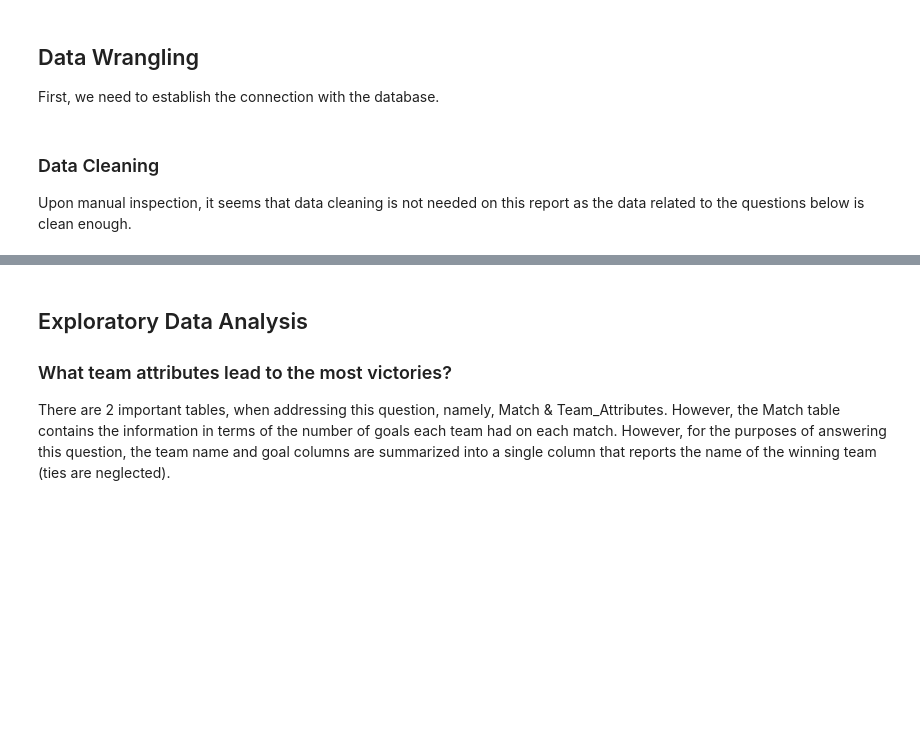
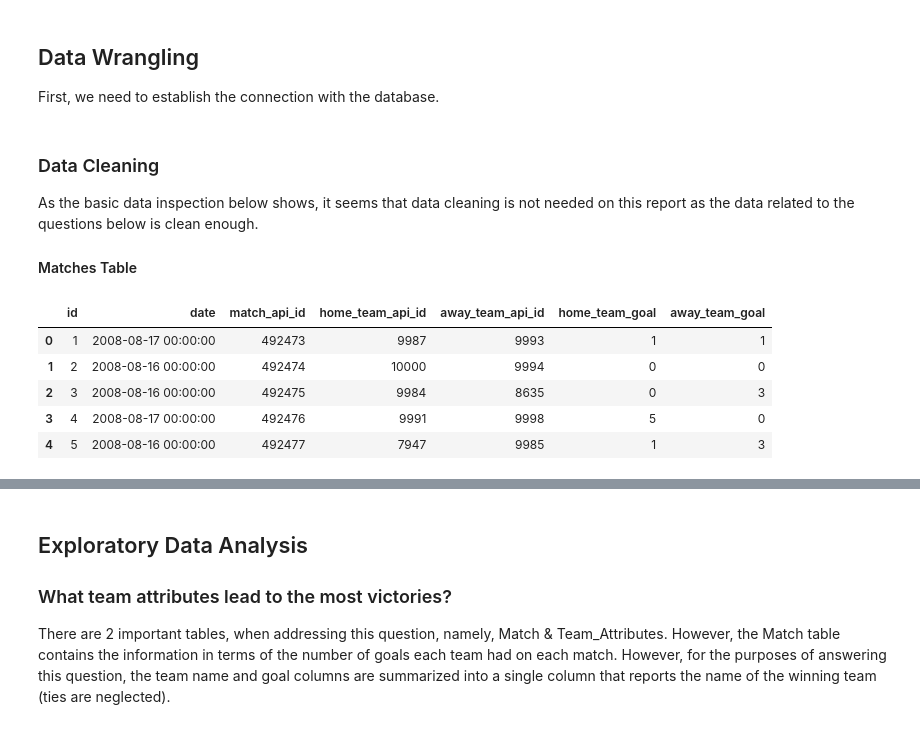
Before and after one commit to msarraj-edu/Investigating-Kaggle-Soccer-Dataset, a Jupyter notebook: Investigating-Kaggle_Soccer-Dataset.ipynb, the cells around one changed output, grey strips where cells are left out. Drawn from its saved outputs; the diff is of its cells as text; code cells hidden in the pictures; blank space fills up the shorter version.

```diff
--- a/Investigating-Kaggle_Soccer-Dataset.ipynb
+++ b/Investigating-Kaggle_Soccer-Dataset.ipynb
@@ -25,4 +25,5 @@ conn = sqlite3.connect("database.sqlite")
 c = conn.cursor()
 # %% [markdown]
 ### Data Cleaning
-Upon manual inspection, it seems that data cleaning is not needed on this report as the data related to the questions below is clean enough.
+As the basic data inspection below shows, it seems that data cleaning is not needed on this report as the data related to the questions below is clean enough.
+#### Matches Table
@@ -28,0 +34,9 @@ Upon manual inspection, it seems that data cleaning is not needed on this report
+# %%
+raw_matches.head()
+# %% [output]
+|  | id | date | match_api_id | home_team_api_id | away_team_api_id | home_team_goal | away_team_goal |
+| 0 | 1 | 2008-08-17 00:00:00 | 492473 | 9987 | 9993 | 1 | 1 |
+| 1 | 2 | 2008-08-16 00:00:00 | 492474 | 10000 | 9994 | 0 | 0 |
+| 2 | 3 | 2008-08-16 00:00:00 | 492475 | 9984 | 8635 | 0 | 3 |
+| 3 | 4 | 2008-08-17 00:00:00 | 492476 | 9991 | 9998 | 5 | 0 |
+| 4 | 5 | 2008-08-16 00:00:00 | 492477 | 7947 | 9985 | 1 | 3 |
```
Also changed, not shown: parts of 32 cells of this notebook, 1 other file.
